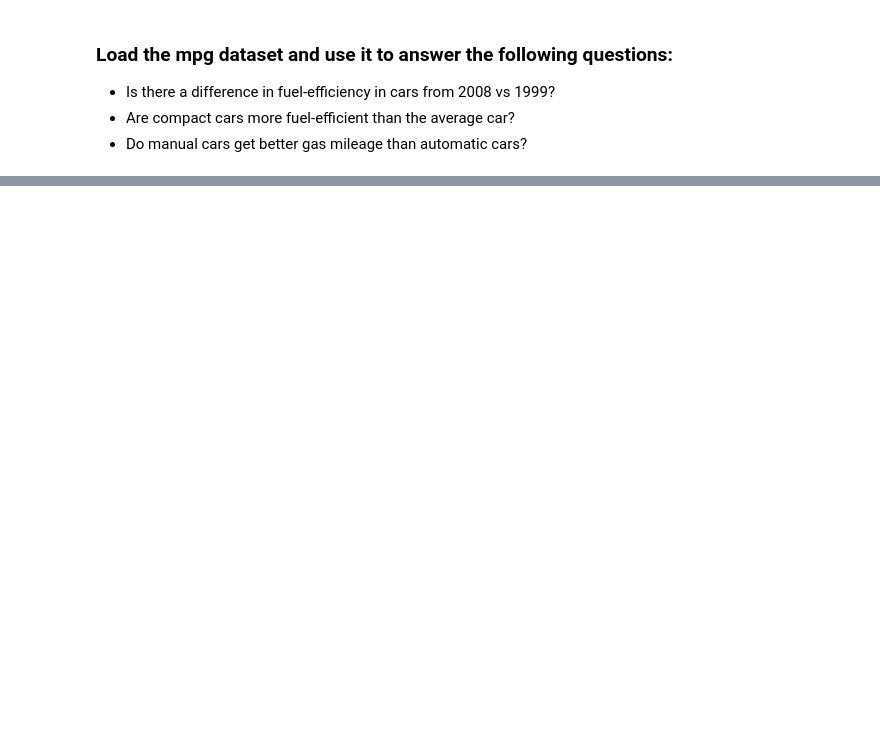
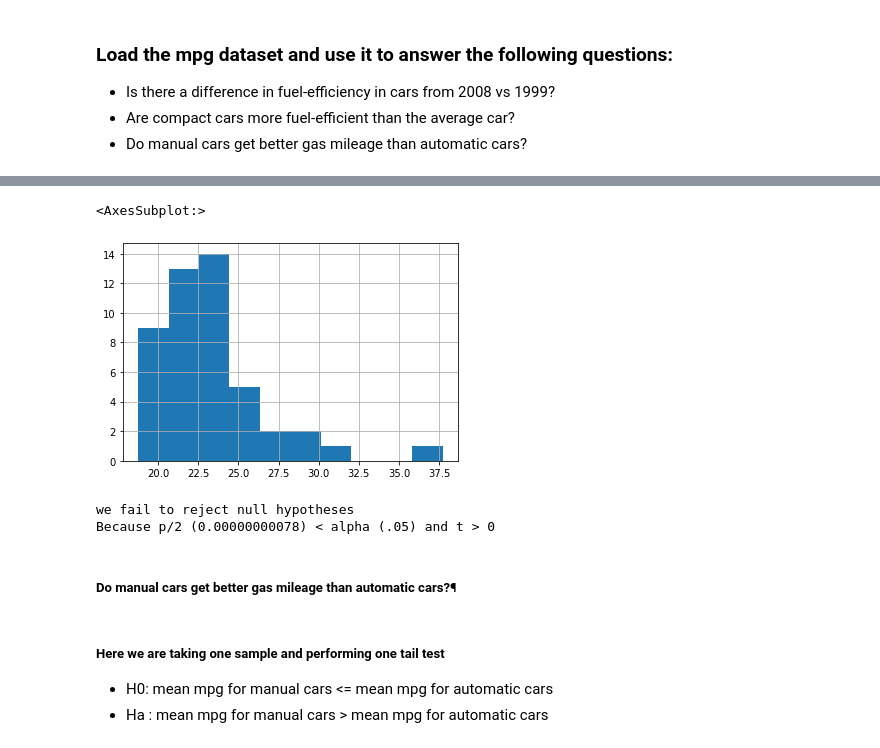
Before and after one commit to cfreeman22/statistics-exercises, a Jupyter notebook: hypothesis_testing.ipynb, the cells around one changed output, grey strips where cells are left out. Drawn from its saved outputs; the diff is of its cells as text; code cells hidden in the pictures; blank space fills up the shorter version.

```diff
--- a/hypothesis_testing.ipynb
+++ b/hypothesis_testing.ipynb
@@ -101,0 +164,4 @@ mpg['mean_mpg']= mpg[]
+# %%
+compact_cars = mpg[mpg['class'] == 'compact'].mean_mpg
+
+all_cars = mpg.mean_mpg.mean()
@@ -101,0 +175,20 @@ mpg['mean_mpg']= mpg[]
+# %%
+compact_cars.hist()
+# %% [output]
+<AxesSubplot:>
+[figure, added]
+# %%
+if(p/2 < alpha) & (t<0):
+    print('We reject null Hypotheses')
+else:
+    print('we fail to reject null hypotheses')
+    print(f'''Because p/2 ({p/2:.11f}) < alpha (.05) and t > 0''')
+# %% [output]
+we fail to reject null hypotheses
+Because p/2 (0.00000000078) < alpha (.05) and t > 0
+# %% [markdown]
+##### Do manual cars get better gas mileage than automatic cars?¶
+# %% [markdown]
+##### Here we are taking one sample and performing one tail test
+ - H0: mean mpg for manual cars <= mean mpg for automatic cars
+ - Ha : mean mpg for manual cars > mean mpg for automatic cars
```
Also changed, not shown: parts of 113 cells of this notebook, 4 other files.
